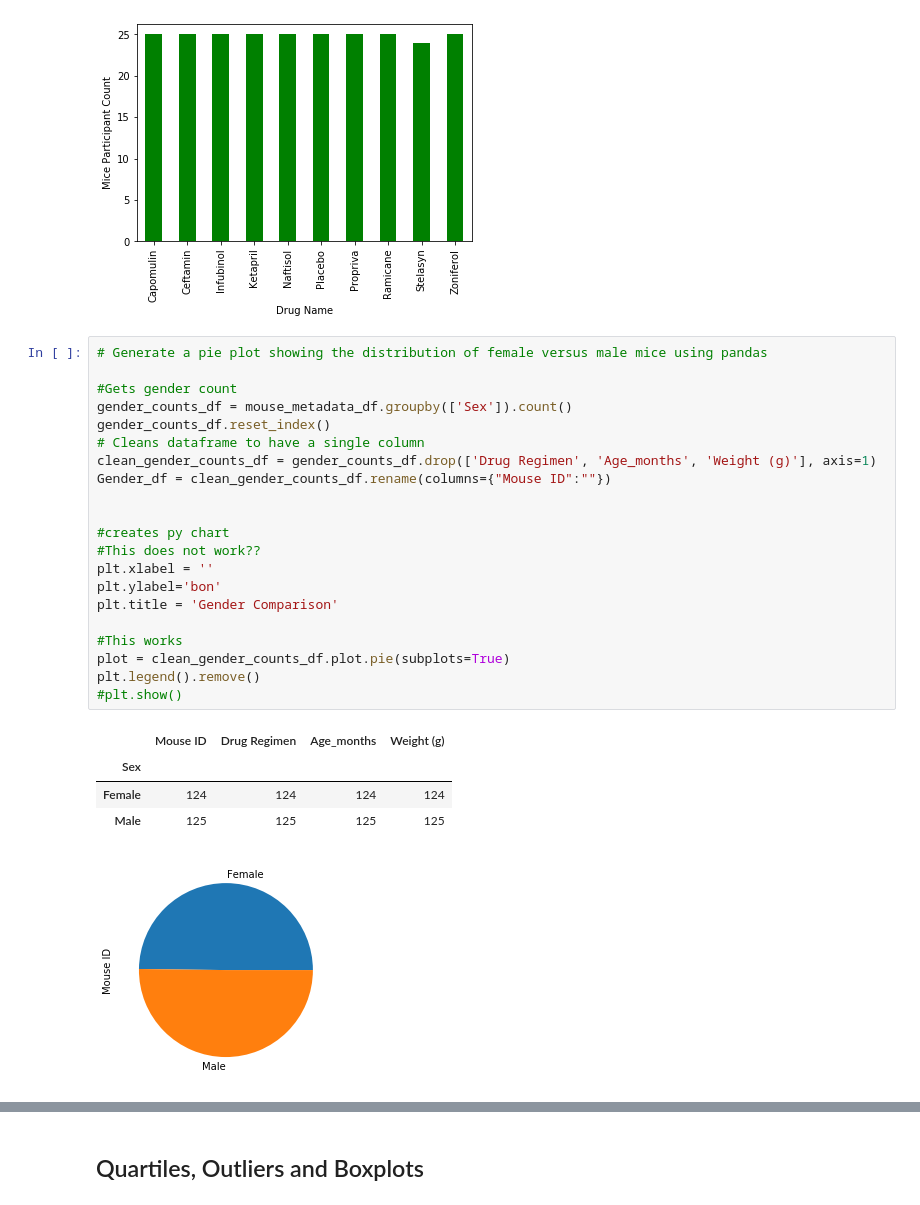
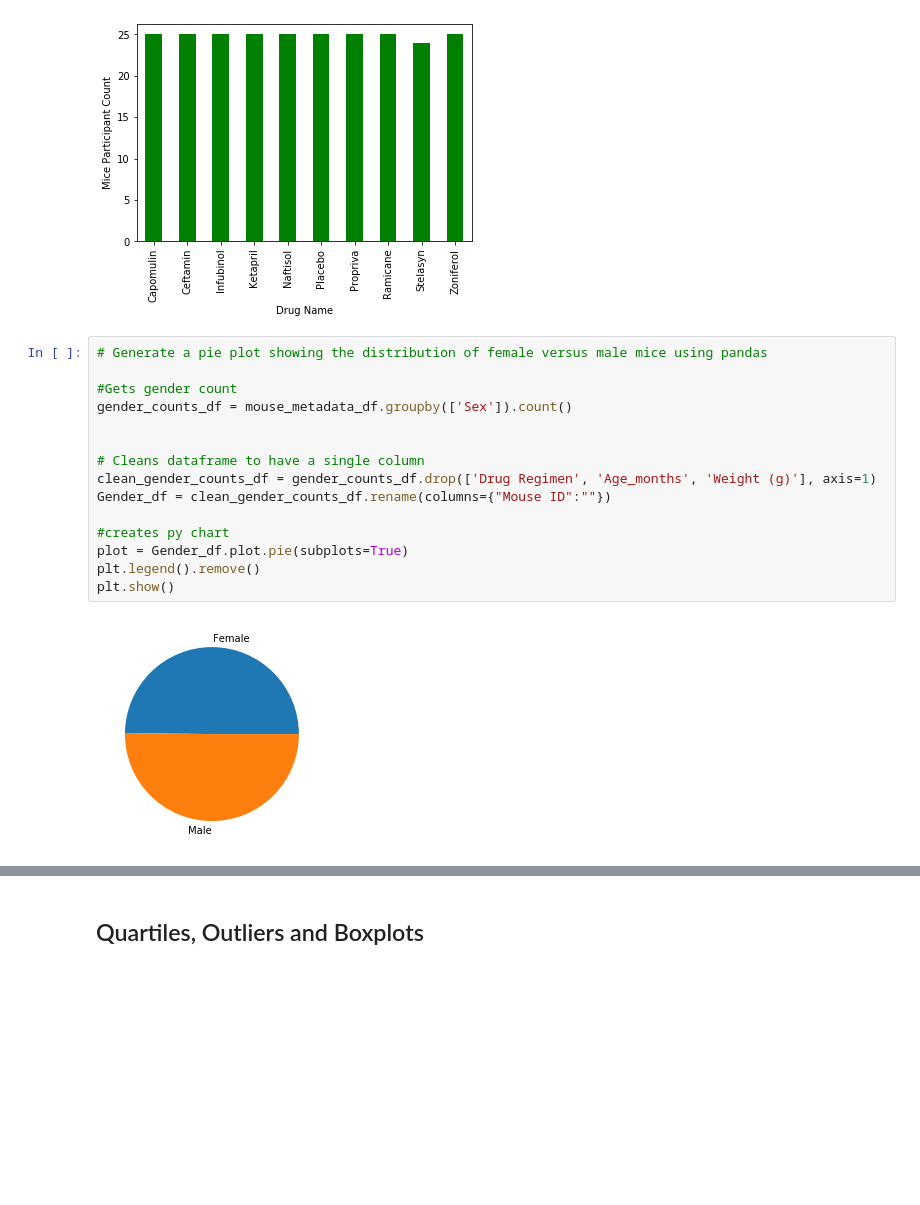
Before and after one commit to RedRubiksCube/Matplotlib_challenge, a Jupyter notebook: Pymaceuticals/pymaceuticals_starter.ipynb, the cells around one changed output, grey strips where cells are left out. Drawn from its saved outputs; the diff is of its cells as text; blank space fills up the shorter version.

```diff
--- a/Pymaceuticals/pymaceuticals_starter.ipynb
+++ b/Pymaceuticals/pymaceuticals_starter.ipynb
@@ -129,30 +131,20 @@ plt.show
 # %%
 # Generate a pie plot showing the distribution of female versus male mice using pandas
 
 #Gets gender count
 gender_counts_df = mouse_metadata_df.groupby(['Sex']).count()
-gender_counts_df.reset_index()
+
+
 # Cleans dataframe to have a single column
 clean_gender_counts_df = gender_counts_df.drop(['Drug Regimen', 'Age_months', 'Weight (g)'], axis=1)
 Gender_df = clean_gender_counts_df.rename(columns={"Mouse ID":""})
 
-
 #creates py chart
-#This does not work??
-plt.xlabel = ''
-plt.ylabel='bon'
-plt.title = 'Gender Comparison'
-
-#This works
-plot = clean_gender_counts_df.plot.pie(subplots=True)
+plot = Gender_df.plot.pie(subplots=True)
 plt.legend().remove()
-#plt.show()
+plt.show()
 # %% [output]
-|  | Mouse ID | Drug Regimen | Age_months | Weight (g) |
-| Sex |  |  |  |  |
-| Female | 124 | 124 | 124 | 124 |
-| Male | 125 | 125 | 125 | 125 |
-[figure, old version]
+[figure, new version]
 # %%
 # Generate a pie plot showing the distribution of female versus male mice using pyplot
 Gender_count_list = Gender_df.values.tolist()
```
Also changed, not shown: parts of 5 cells of this notebook.
